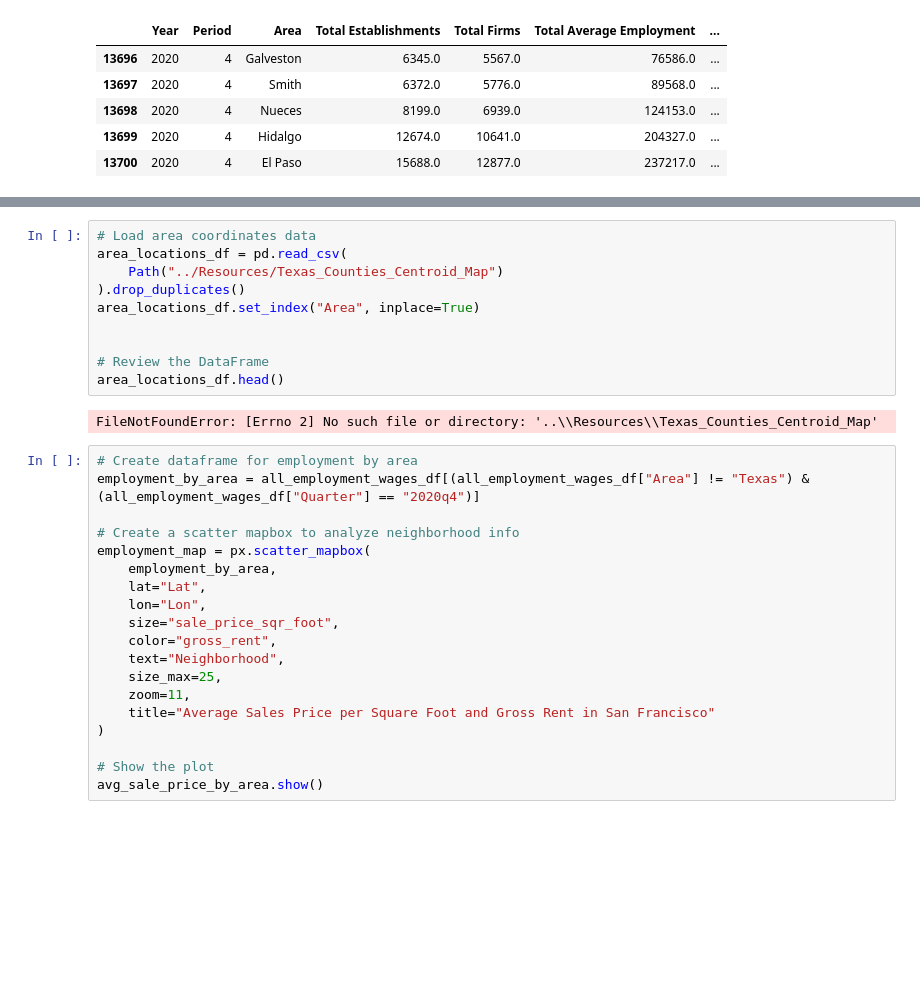
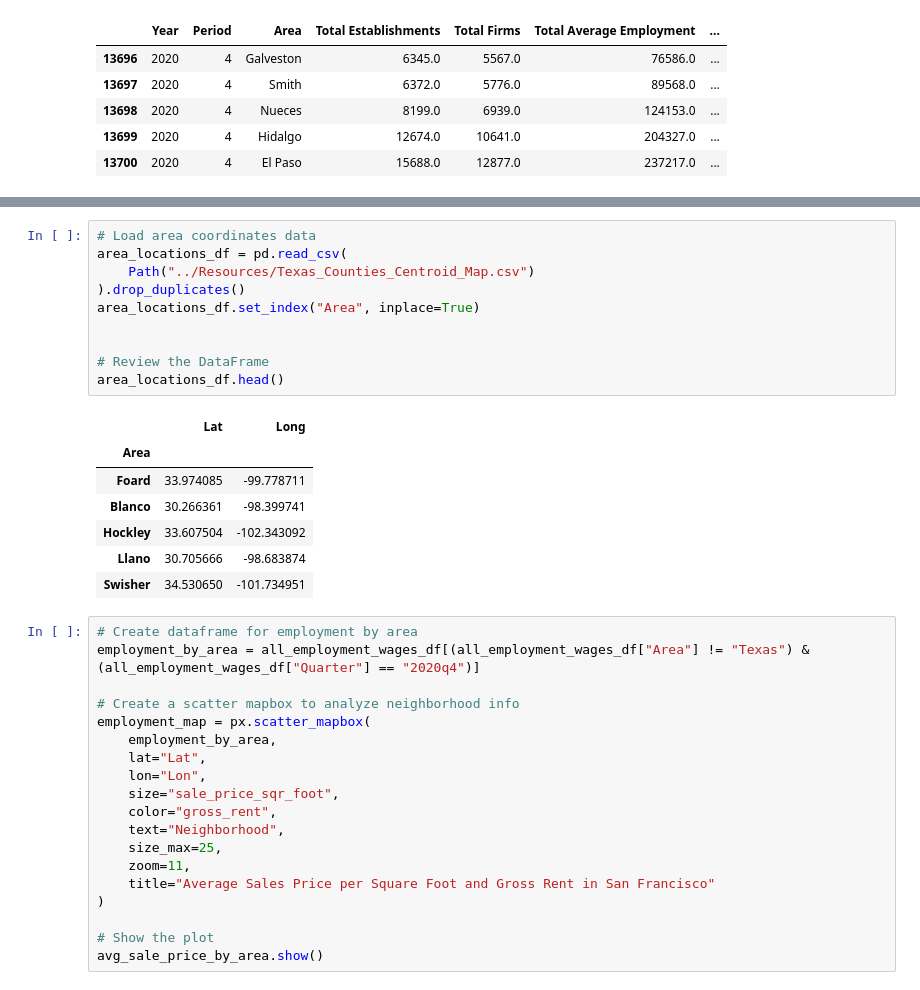
Before and after one commit to JuneB2021/Project1, a Jupyter notebook: Analytics File/unemployment_jb.ipynb, the cells around one changed output, grey strips where cells are left out. Saved outputs shown, nothing was run; the diff lists cells and outputs as text; blank space fills up the shorter version.

```diff
--- a/Analytics File/unemployment_jb.ipynb
+++ b/Analytics File/unemployment_jb.ipynb
@@ -226,15 +226,21 @@ tx_total_firms_plot1.plot(figsize=(20, 10), kind='pie', explode=explode, autopct
 # %%
 # Load area coordinates data
 area_locations_df = pd.read_csv(
-    Path("../Resources/Texas_Counties_Centroid_Map")
+    Path("../Resources/Texas_Counties_Centroid_Map.csv")
 ).drop_duplicates()
 area_locations_df.set_index("Area", inplace=True)
 
 
 # Review the DataFrame
 area_locations_df.head()
 # %% [output]
-FileNotFoundError: [Errno 2] No such file or directory: '..\\Resources\\Texas_Counties_Centroid_Map'
+|  | Lat | Long |
+| Area |  |  |
+| Foard | 33.974085 | -99.778711 |
+| Blanco | 30.266361 | -98.399741 |
+| Hockley | 33.607504 | -102.343092 |
+| Llano | 30.705666 | -98.683874 |
+| Swisher | 34.530650 | -101.734951 |
 # %%
 # Create dataframe for employment by area
 employment_by_area = all_employment_wages_df[(all_employment_wages_df["Area"] != "Texas") & (all_employment_wages_df["Quarter"] == "2020q4")]
```
Also changed, not shown: parts of 2 cells of this notebook.
